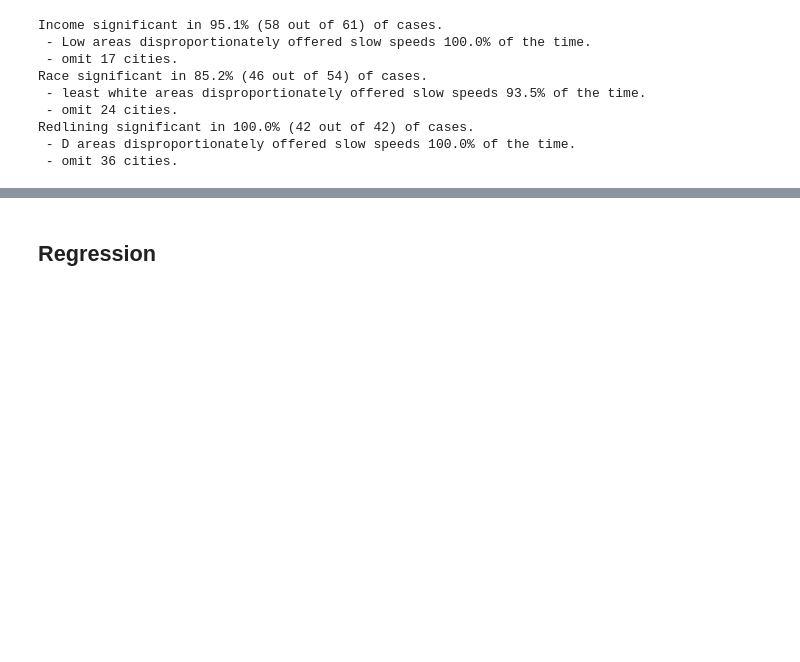
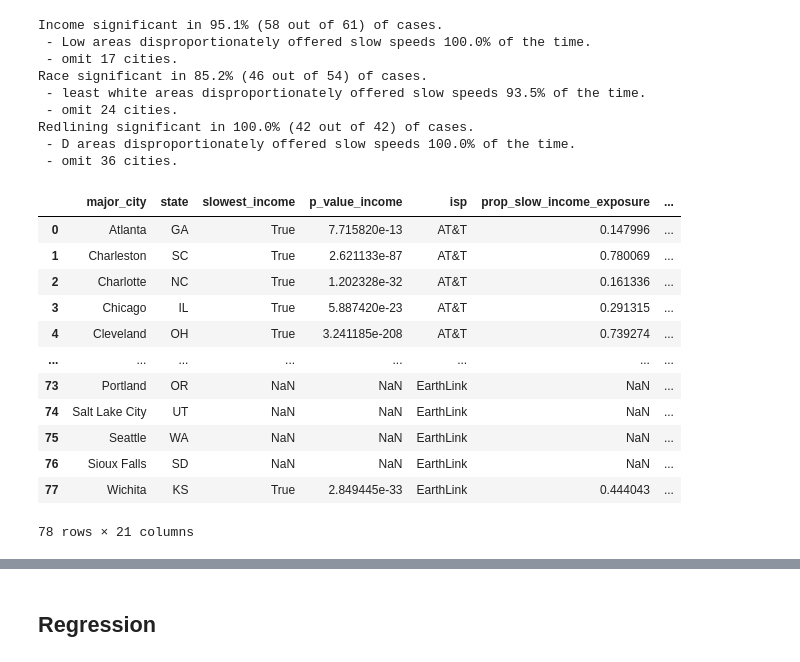
Before and after one commit to the-markup/investigation-isp, a Jupyter notebook: notebooks/3-statistical-tests-and-regression.ipynb, the cells around one changed output, grey strips where cells are left out. Drawn from its saved outputs; the diff is of its cells as text; code cells hidden in the pictures; blank space fills up the shorter version.

```diff
--- a/notebooks/3-statistical-tests-and-regression.ipynb
+++ b/notebooks/3-statistical-tests-and-regression.ipynb
@@ -233,7 +227,6 @@ def which_has_largest_proportion(df, col='income_level', bins=['Low'], compariso
     try:
         prop1 = len(sample1[sample1.is_slow == 1]) / len(sample1)
         prop2 = len(sample2[sample2.is_slow == 1]) / len(sample2)
-
         return prop1, prop2, prop1 > prop2
     except Exception as e:
         print(e, df.head(2))
@@ -252,12 +245,45 @@ def t_test(df, col='income_level', bins=['Low'], comparison=[]):
 
     return stats.ttest_ind(a=sample1, b=sample2,  equal_var=False)
 
+def confidence_interval_two_proportions(x1: pd.Series,
+                                        x2: pd.Series,
+                                        z: float =1.96) -> float:
+    """
+    Gets confidence interval between two proprotions.
+    `x1` and `x2` should be boolean Series.
+    `z` is the z-value, the default is for 95% confidence.
+    See: https://online.stat.psu.edu/stat100/lesson/9/9.3
+    """
+    n1 = len(x1)
+    n2 = len(x2)
+
+    if n1 == 0 or n2 == 0:
+        return None
+
+    mean1 = x1.mean()
+    mean2 = x2.mean()
+    sem1 = math.sqrt((mean1 * (1 - mean1)) / n1)
+    sem2 = math.sqrt((mean2 * (1 - mean2)) / n2)
+    sed = math.sqrt(sem1 ** 2 + sem2 ** 2)
+
+    return z * sed
+
+def ci(df, col='income_level', bins=['Low'], comparison=[]):
+    df = df[~df[col].isnull()]
+    sample1 = df[df[col].isin(bins)].is_slow
+    if len(comparison) != 0:
+        sample2 = df[df[col].isin(comparison)].is_slow
+    else:
+        sample2 = df[~df[col].isin(bins)].is_slow
+
+    return confidence_interval_two_proportions(sample1, sample2)
+
 def t_test_flow(df, params):
     iv = params['iv']
     data = []
     for (city, state), _df in df.groupby(['major_city', 'state']):
-        n_slow = len(_df[_df.speed_down_bins == 'Slow (<25 Mbps)'])
-        n_not_slow = len(_df[_df.speed_down_bins != 'Slow (<25 Mbps)'])
+        n_slow = len(_df[_df.is_slow == True])
+        n_not_slow = len(_df[_df.is_slow == False])
         n_all = len(_df)
         if (_df.speed_down_bins.nunique() <= 1) or (n_slow / n_all <= .01) or (n_not_slow / n_all <= .01):
             # skip cities with homogenous speed (this is just for EarthLink and Verizon)
@@ -283,6 +309,7 @@ def t_test_flow(df, params):
             a, b, is_larger = which_has_largest_proportion(_df, col=params['col'], bins=params['grades'],
                                                           comparison=params['comparison'])
         pvalue = t_test(_df, col=params['col'], bins=params['grades'], comparison=params['comparison']).pvalue
+        confidence_interval = ci(_df, col=params['col'], bins=params['grades'], comparison=params['comparison'])
         data.append({
             'major_city': city,
             'state': state,
@@ -291,7 +318,8 @@ def t_test_flow(df, params):
             'isp': isp,
             f'prop_slow_{iv}_exposure': a,
             f'prop_slow_{iv}_treatment': b,
-            f'prop_slow_{iv}_delta' : a-b if a else None
+            f'prop_slow_{iv}_delta' : a-b if a else None,
+            f'prop_slow_{iv}_ci': confidence_interval,
         })
 
     return data
@@ -588,6 +581,22 @@ Race significant in 85.2% (46 out of 54) of cases.
 Redlining significant in 100.0% (42 out of 42) of cases.
  - D areas disproportionately offered slow speeds 100.0% of the time.
  - omit 36 cities.
+# %%
+table
+# %% [output]
+|  | major_city | state | slowest_income | p_value_income | isp | prop_slow_income_exposure | ... |
+| 0 | Atlanta | GA | True | 7.715820e-13 | AT&T | 0.147996 | ... |
+| 1 | Charleston | SC | True | 2.621133e-87 | AT&T | 0.780069 | ... |
+| 2 | Charlotte | NC | True | 1.202328e-32 | AT&T | 0.161336 | ... |
+| 3 | Chicago | IL | True | 5.887420e-23 | AT&T | 0.291315 | ... |
+| 4 | Cleveland | OH | True | 3.241185e-208 | AT&T | 0.739274 | ... |
+| ... | ... | ... | ... | ... | ... | ... | ... |
+| 73 | Portland | OR | NaN | NaN | EarthLink | NaN | ... |
+| 74 | Salt Lake City | UT | NaN | NaN | EarthLink | NaN | ... |
+| 75 | Seattle | WA | NaN | NaN | EarthLink | NaN | ... |
+| 76 | Sioux Falls | SD | NaN | NaN | EarthLink | NaN | ... |
+| 77 | Wichita | KS | True | 2.849445e-33 | EarthLink | 0.444043 | ... |
+78 rows × 21 columns
 # %%
 color_1 = '#4f0d70'
 color_2 = "#C31B6A"
```
Also changed, not shown: parts of 12 cells of this notebook, 17 other files.
